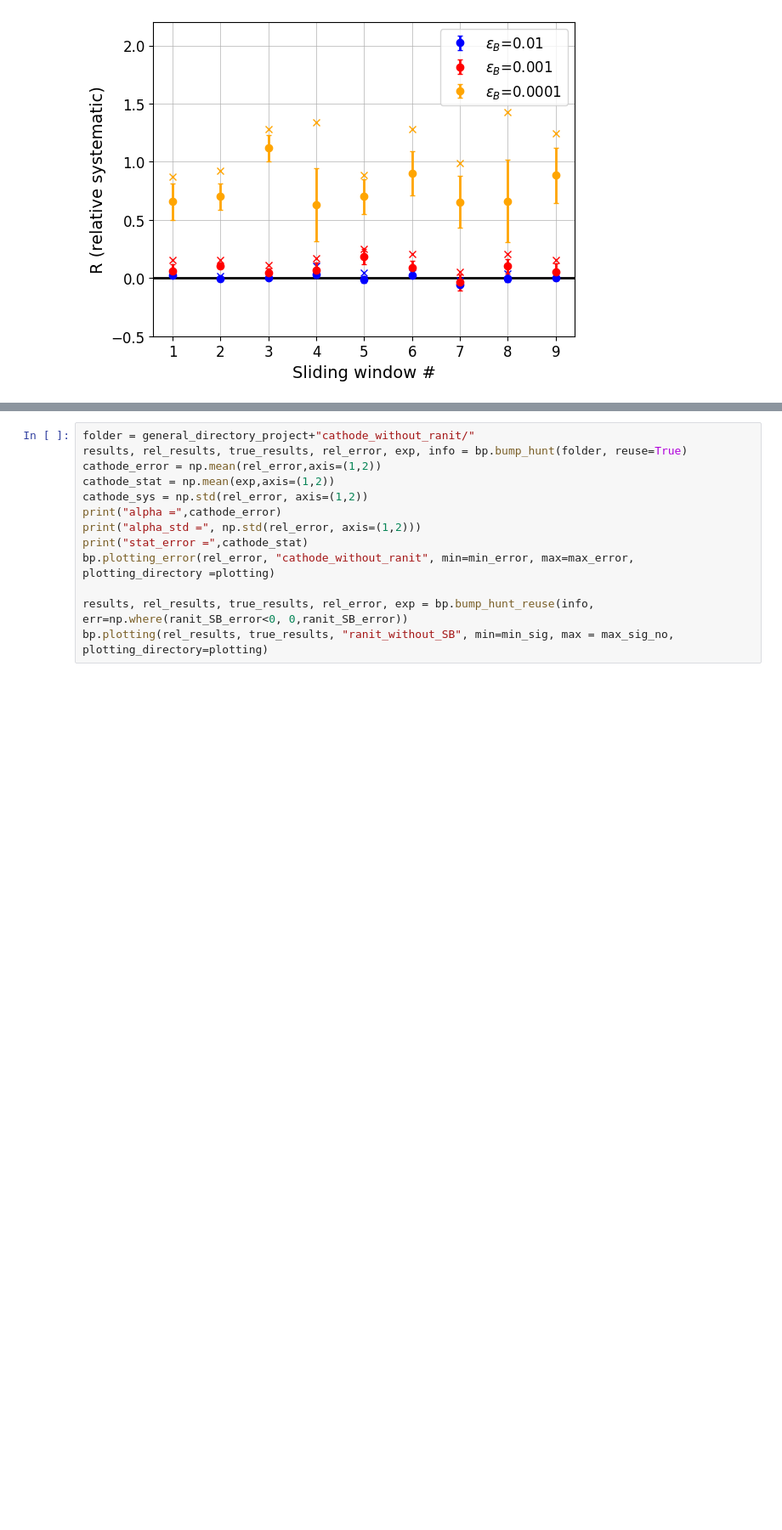
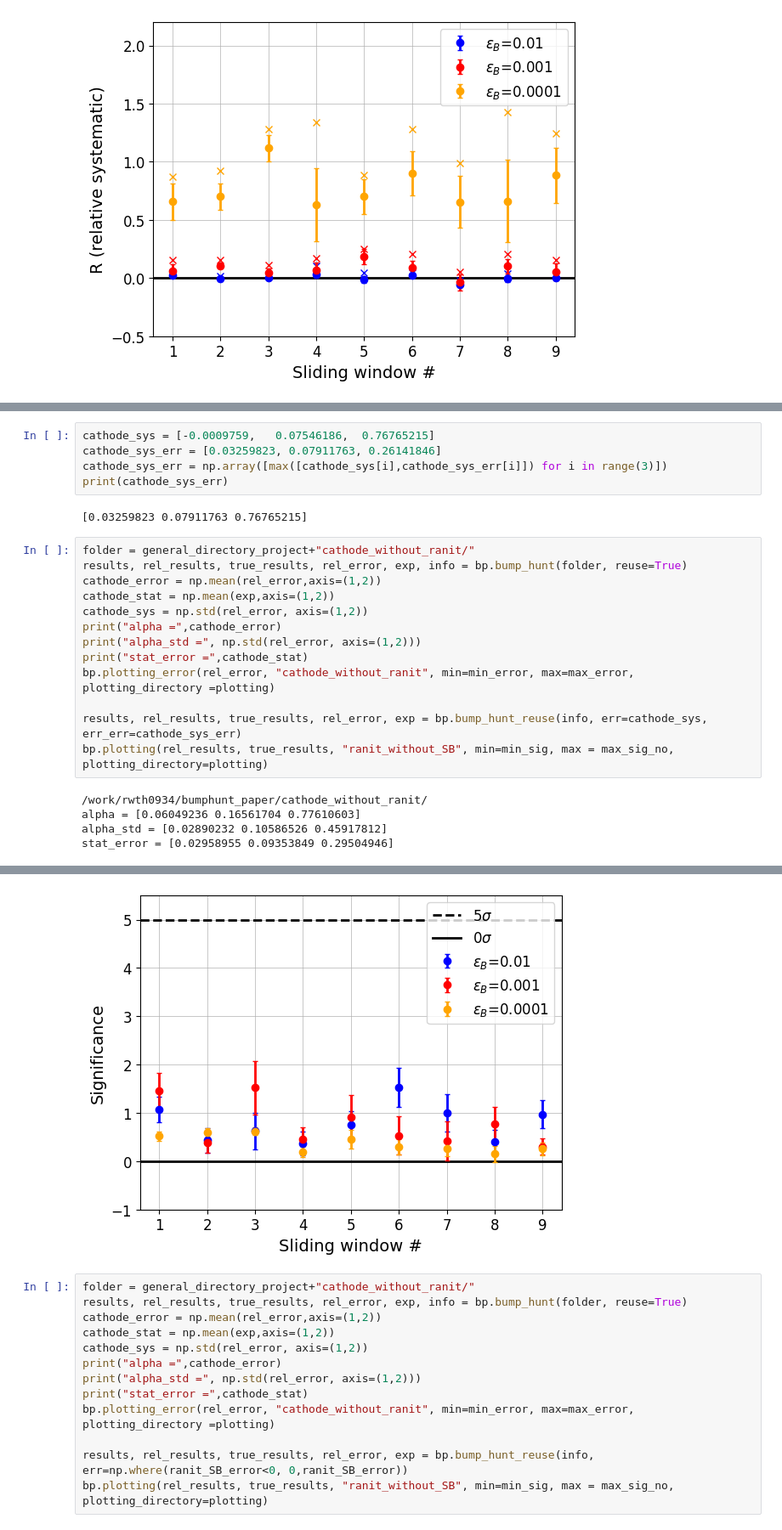
Before and after one commit to mariehein/bumphunt_paper, a Jupyter notebook: bumphunt_testing.ipynb, the cells around one changed output, grey strips where cells are left out. Shown at 85% size. Saved outputs shown, nothing was run; the diff lists cells and outputs as text; blank space fills up the shorter version.

```diff
--- a/bumphunt_testing.ipynb
+++ b/bumphunt_testing.ipynb
@@ -34,0 +56,25 @@ stat_error = [0.02958955 0.09353842 0.29504946]
+# %%
+cathode_sys = [-0.0009759,   0.07546186,  0.76765215]
+cathode_sys_err = [0.03259823, 0.07911763, 0.26141846]
+cathode_sys_err = np.array([max([cathode_sys[i],cathode_sys_err[i]]) for i in range(3)])
+print(cathode_sys_err)
+# %% [output]
+[0.03259823 0.07911763 0.76765215]
+# %%
+folder = general_directory_project+"cathode_without_ranit/"
+results, rel_results, true_results, rel_error, exp, info = bp.bump_hunt(folder, reuse=True)
+cathode_error = np.mean(rel_error,axis=(1,2))
+cathode_stat = np.mean(exp,axis=(1,2))
+cathode_sys = np.std(rel_error, axis=(1,2))
+print("alpha =",cathode_error)
+print("alpha_std =", np.std(rel_error, axis=(1,2)))
+print("stat_error =",cathode_stat)
+bp.plotting_error(rel_error, "cathode_without_ranit", min=min_error, max=max_error, plotting_directory =plotting)
+
+results, rel_results, true_results, rel_error, exp = bp.bump_hunt_reuse(info, err=cathode_sys, err_err=cathode_sys_err)
+bp.plotting(rel_results, true_results, "ranit_without_SB", min=min_sig, max = max_sig_no, plotting_directory=plotting)
+# %% [output]
+/work/rwth0934/bumphunt_paper/cathode_without_ranit/
+alpha = [0.06049236 0.16561704 0.77610603]
+alpha_std = [0.02890232 0.10586526 0.45917812]
+stat_error = [0.02958955 0.09353849 0.29504946]
@@ -35,3 +82,4 @@ stat_error = [0.02958955 0.09353842 0.29504946]
+[figure, added]
 # %%
 folder = general_directory_project+"cathode_without_ranit/"
 results, rel_results, true_results, rel_error, exp, info = bp.bump_hunt(folder, reuse=True)
```
Also changed, not shown: parts of 3 cells of this notebook, 4 other files.
